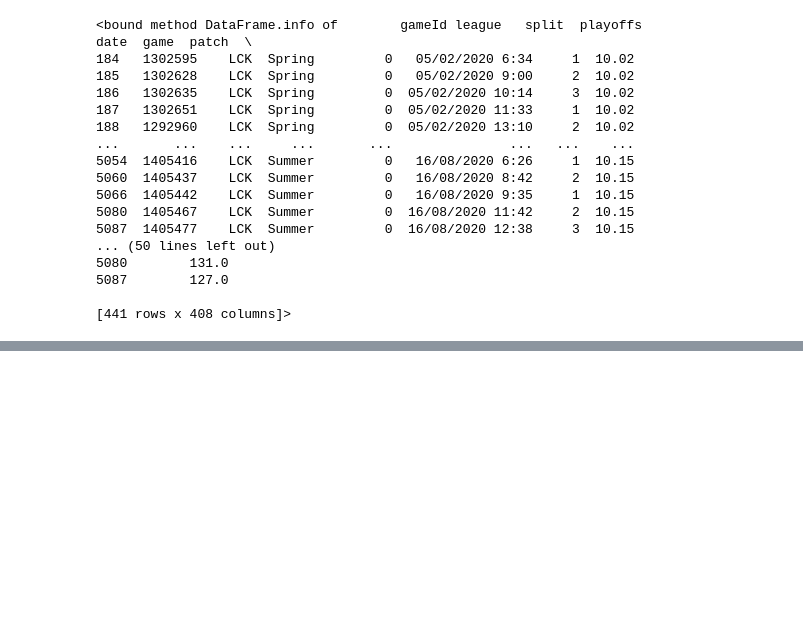
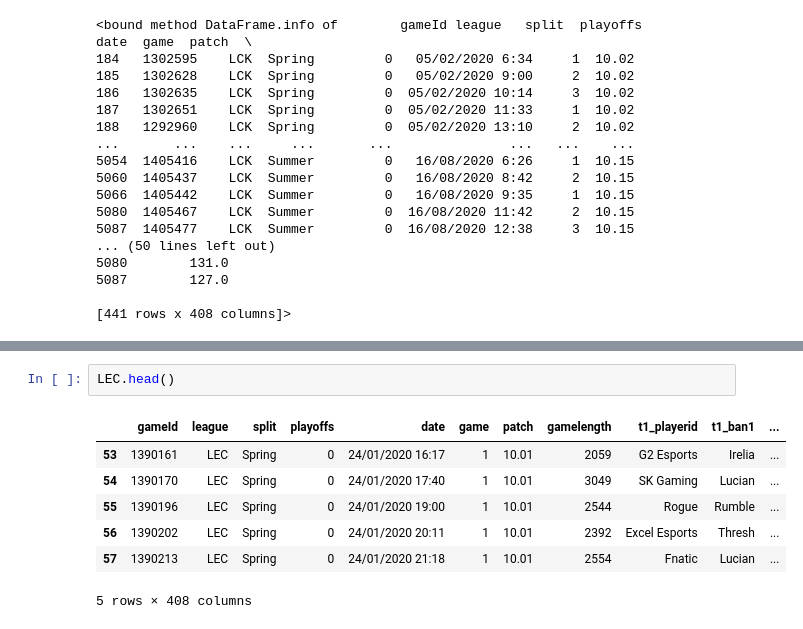
Before and after one commit to CamiloAPB/EDA_DS, a Jupyter notebook: Src/Notebooks/EDA_S10_MainRep.ipynb, the cells around one changed output, grey strips where cells are left out. Cells and saved outputs as stored; diff of their text form; blank space fills up the shorter version.

```diff
--- a/Src/Notebooks/EDA_S10_MainRep.ipynb
+++ b/Src/Notebooks/EDA_S10_MainRep.ipynb
@@ -205,0 +226,10 @@ LEC = S10_dataset[S10_dataset["league"] == "LEC"]
+# %%
+LEC.head()
+# %% [output]
+|  | gameId | league | split | playoffs | date | game | patch | gamelength | t1_playerid | t1_ban1 | ... |
+| 53 | 1390161 | LEC | Spring | 0 | 24/01/2020 16:17 | 1 | 10.01 | 2059 | G2 Esports | Irelia | ... |
+| 54 | 1390170 | LEC | Spring | 0 | 24/01/2020 17:40 | 1 | 10.01 | 3049 | SK Gaming | Lucian | ... |
+| 55 | 1390196 | LEC | Spring | 0 | 24/01/2020 19:00 | 1 | 10.01 | 2544 | Rogue | Rumble | ... |
+| 56 | 1390202 | LEC | Spring | 0 | 24/01/2020 20:11 | 1 | 10.01 | 2392 | Excel Esports | Thresh | ... |
+| 57 | 1390213 | LEC | Spring | 0 | 24/01/2020 21:18 | 1 | 10.01 | 2554 | Fnatic | Lucian | ... |
+5 rows × 408 columns
```
Also changed, not shown: parts of 13 cells of this notebook.
